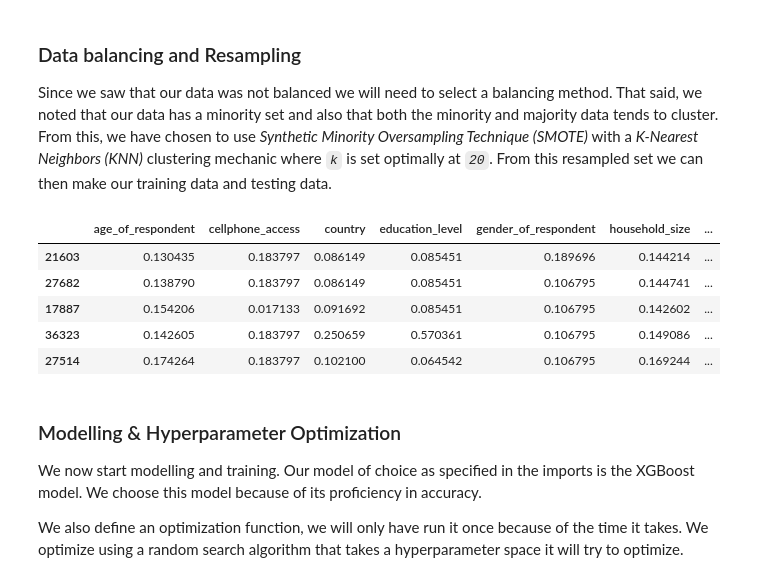
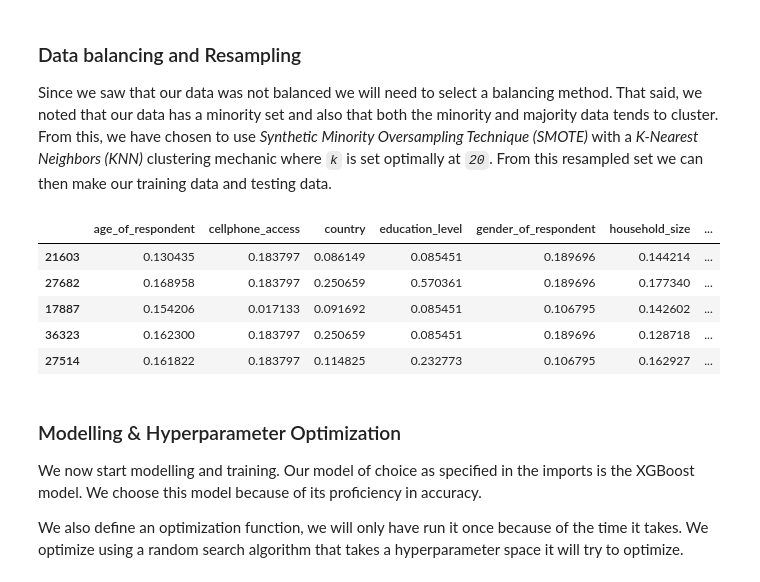
Before and after one commit to ashwynh21/financial_inclusion, a Jupyter notebook: main.ipynb, the cells around one changed output. Cells and saved outputs as stored; diff of their text form; code cells hidden in the pictures.

```diff
--- a/main.ipynb
+++ b/main.ipynb
@@ -138,22 +137,24 @@ cluster. From this, we have chosen to use *Synthetic Minority Oversampling Techn
 *K-Nearest Neighbors (KNN)* clustering mechanic where *``k``* is set optimally at *``20``*. From this
 resampled set we can then make our training data and testing data.
 # %%
-oversample = il.over_sampling.SMOTE(k_neighbors=20)
+oversample = il.over_sampling.SMOTE(k_neighbors=20, random_state=42)
+borderline = il.over_sampling.BorderlineSMOTE(k_neighbors=20, random_state=42)
+svm = il.over_sampling.SVMSMOTE(k_neighbors=20, random_state=42)
 
 x, y = train_df[main_cols], train_df['bank_account']
 x, y = oversample.fit_resample(x, y)
 # lets take a look now
 
 # Split data into train and test sets
 x_train, x_test, y_train, y_test = train_test_split(x, y, test_size=0.26, random_state=42)
 x_train.head()
 # %% [output]
 |  | age_of_respondent | cellphone_access | country | education_level | gender_of_respondent | household_size | ... |
 | 21603 | 0.130435 | 0.183797 | 0.086149 | 0.085451 | 0.189696 | 0.144214 | ... |
-| 27682 | 0.138790 | 0.183797 | 0.086149 | 0.085451 | 0.106795 | 0.144741 | ... |
+| 27682 | 0.168958 | 0.183797 | 0.250659 | 0.570361 | 0.189696 | 0.177340 | ... |
 | 17887 | 0.154206 | 0.017133 | 0.091692 | 0.085451 | 0.106795 | 0.142602 | ... |
-| 36323 | 0.142605 | 0.183797 | 0.250659 | 0.570361 | 0.106795 | 0.149086 | ... |
-| 27514 | 0.174264 | 0.183797 | 0.102100 | 0.064542 | 0.106795 | 0.169244 | ... |
+| 36323 | 0.162300 | 0.183797 | 0.250659 | 0.085451 | 0.189696 | 0.128718 | ... |
+| 27514 | 0.161822 | 0.183797 | 0.114825 | 0.232773 | 0.106795 | 0.162927 | ... |
 # %% [markdown]
 ### Modelling & Hyperparameter Optimization
 
```
Also changed, not shown: parts of 3 cells of this notebook, 1 other file.
